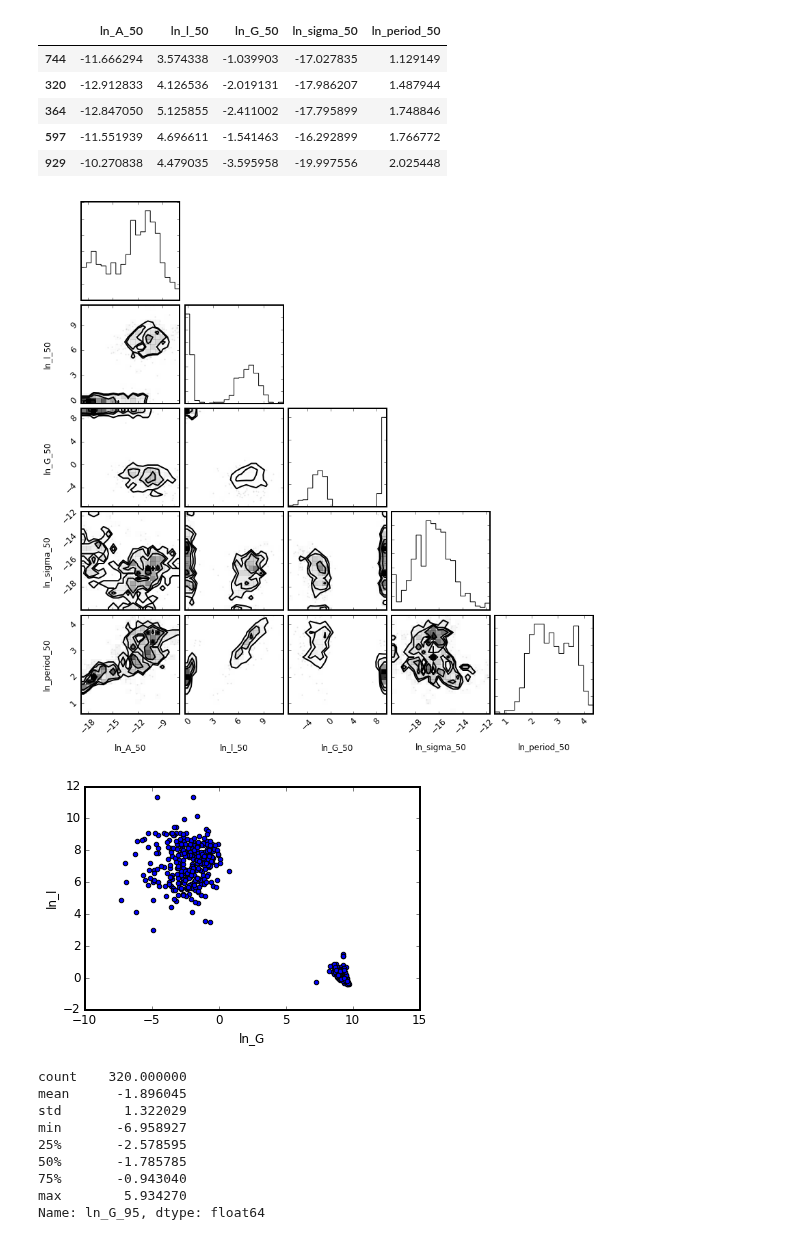
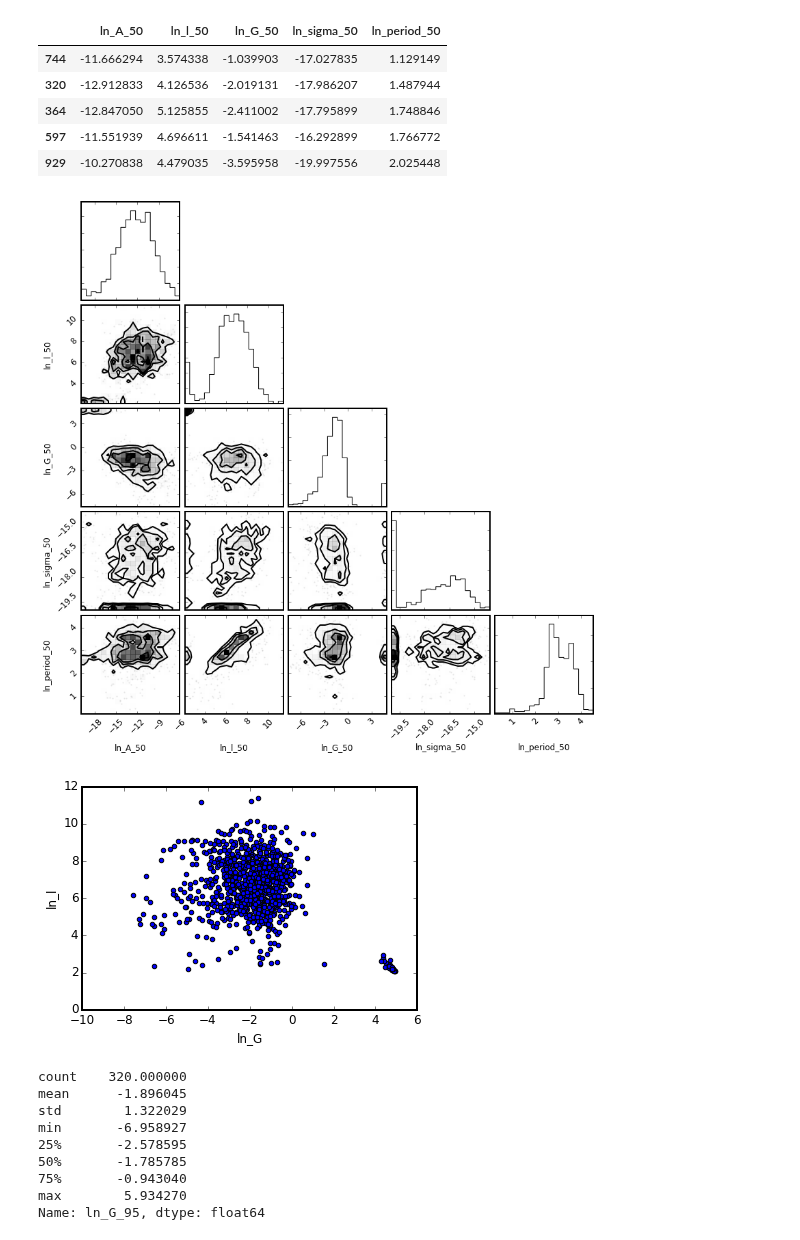
Before and after one commit to RuthAngus/GProtation, a Jupyter notebook: notebooks_tdm/summary.ipynb, the cells around one changed output. Cells and saved outputs as stored; diff of their text form; code cells hidden in the pictures.

```diff
--- a/notebooks_tdm/summary.ipynb
+++ b/notebooks_tdm/summary.ipynb
@@ -211,5 +213,13 @@ df_acf_all.query('good_pred != good')[cols + ['good_pred']]
 # %%
 %matplotlib inline
+
+import numpy as np
+import pandas as pd
+import matplotlib.pyplot as plt
+
+from gprot.summary import summarize_fits
+from gprot.aigrain import AigrainTruths
+
 import matplotlib.pyplot as plt
 from matplotlib.collections import LineCollection
 
@@ -220,8 +230,12 @@ mpld3.enable_notebook()
 resultsdir = '../results'
 df = summarize_fits(resultsdir, truths='aigrain')
 df = df.join(AigrainTruths().df)
-m = df.ln_G_50 < 5
-df = df[m]
+df['P_MEAN'] = (df.P_MIN + df.P_MAX)/2.
+
+q = 'DELTA_OMEGA==0'
+df = df.query(q)
+# m = df.ln_G_50 < 5
+# df = df[m]
 # %%
 inds = df.index[np.argsort(df.aigrain_p_mean)]
 fig, ax = plt.subplots(1, 1, figsize=(10,3))
@@ -305,17 +301,18 @@ df.ix[good_fits][cols].head()
 | 929 | -10.270838 | 4.479035 | -3.595958 | -19.997556 | 2.025448 |
 # %%
 import corner
+cols = ['ln_A_50', 'ln_l_50', 'ln_G_50', 'ln_sigma_50', 'ln_period_50']
 mpld3.disable_notebook()
 corner.corner(df[cols], labels=cols);
 # %% [output]
-[figure, old version]
+[figure, new version]
 # %%
 mpld3.enable_notebook()
 plt.scatter(df.ln_G_50, df.ln_l_50);
 plt.xlabel('ln_G')
 plt.ylabel('ln_l');
 # %% [output]
-[figure, old version]
+[figure, new version]
 # %%
 m = df.ln_G_50 < 5
 df.ln_G_95[m].describe()
```
Also changed, not shown: parts of 6 cells of this notebook, 2 other files.
